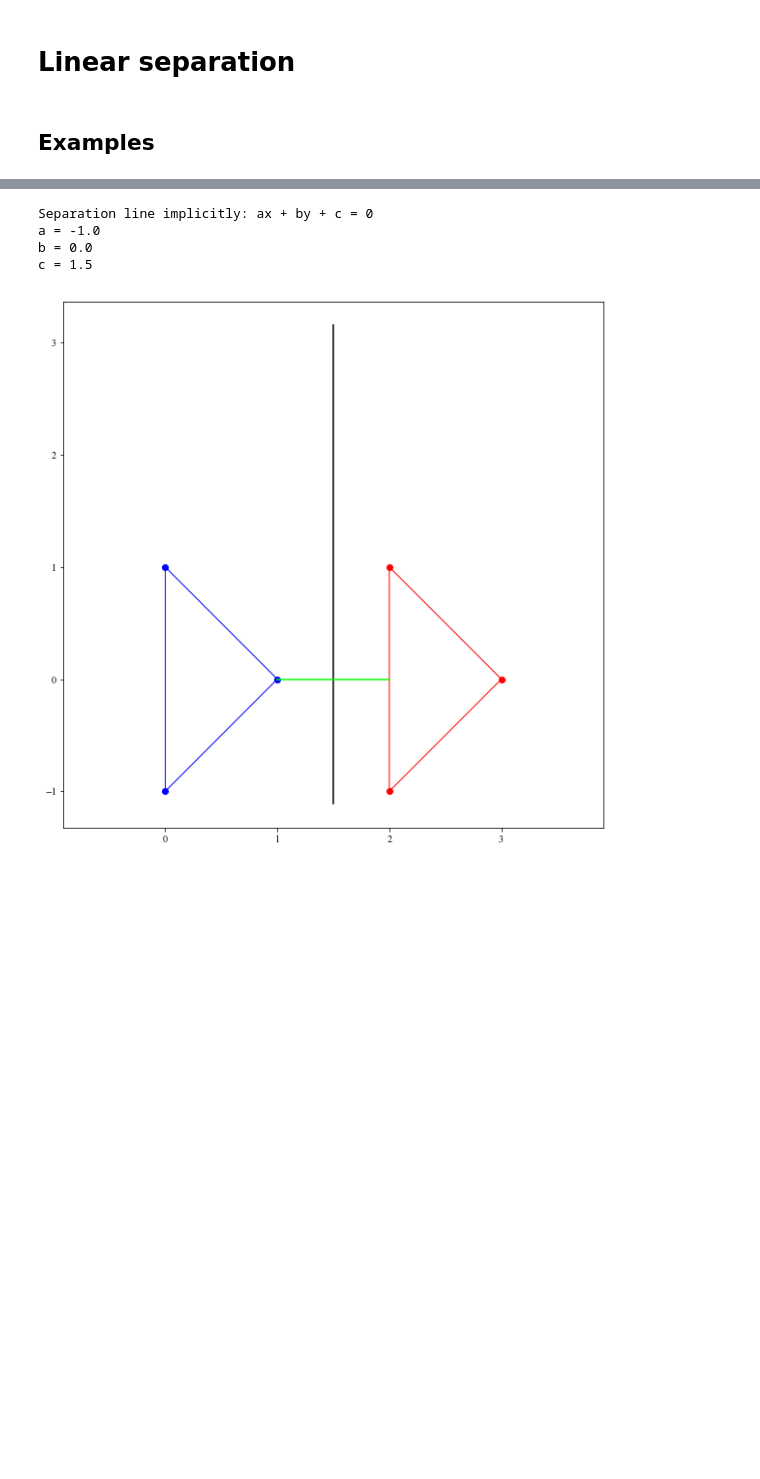
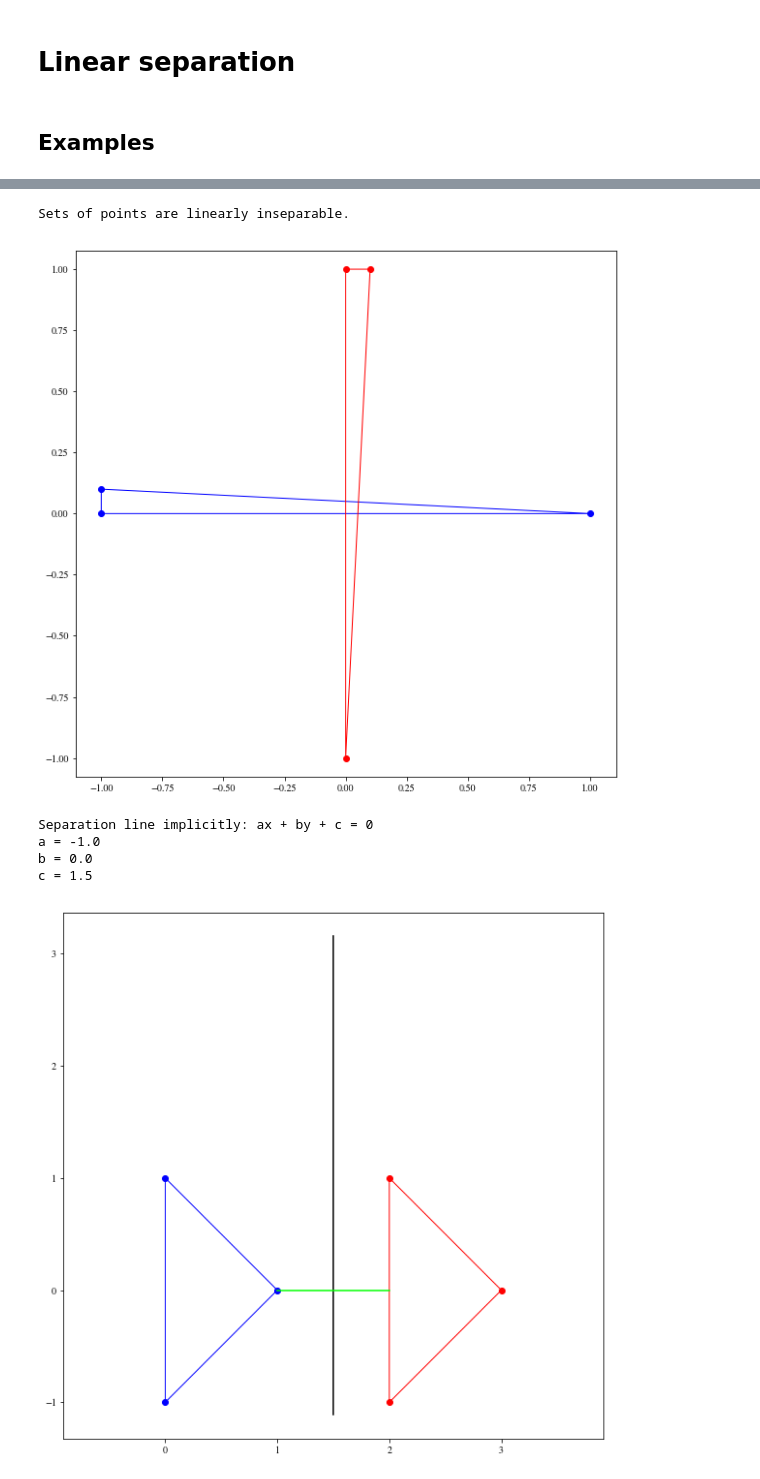
Before and after one commit to c0zzy/linsepy, a Jupyter notebook: demo.ipynb, the cells around one changed output, grey strips where cells are left out. Saved outputs shown, nothing was run; the diff lists cells and outputs as text; code cells hidden in the pictures; blank space fills up the shorter version.

```diff
--- a/demo.ipynb
+++ b/demo.ipynb
@@ -88,3 +88,11 @@ Sets of points are linearly inseparable.
+# %%
+points1 = np.array([[-1, 0], [-1,0.1], [1,0]])
+points2 = np.array([[0.,1], [0,-1], [0.1,1]])
+
+visualize(points1, points2)
+# %% [output]
+Sets of points are linearly inseparable.
+[figure, added]
 # %%
 points1 = np.array([[0.,1], [0,-1], [1,0]])
 points2 = np.copy(points1)
```
Also changed, not shown: parts of 10 cells of this notebook, 1 other file.
